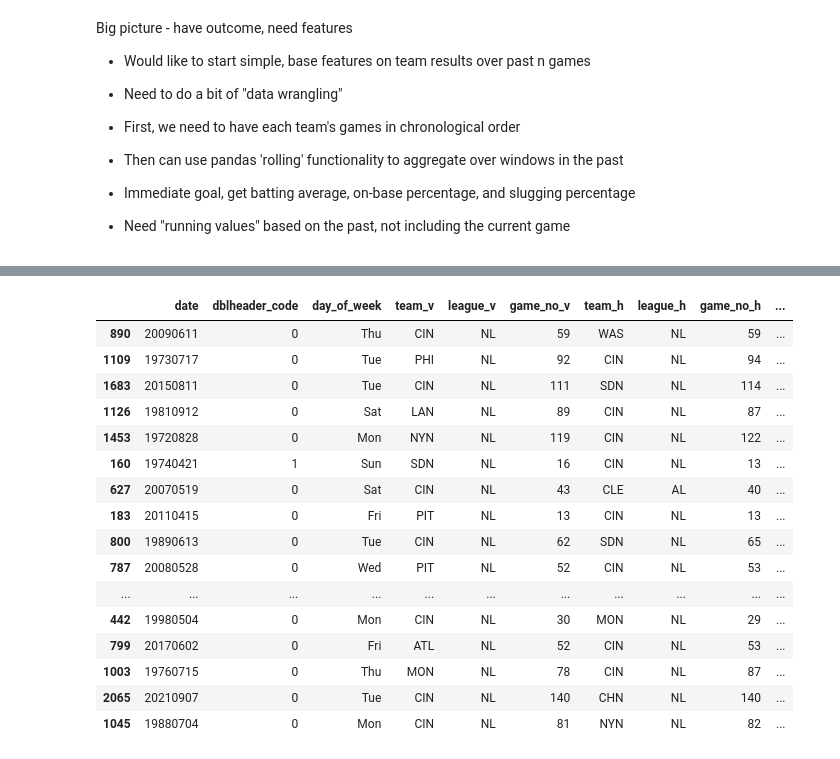
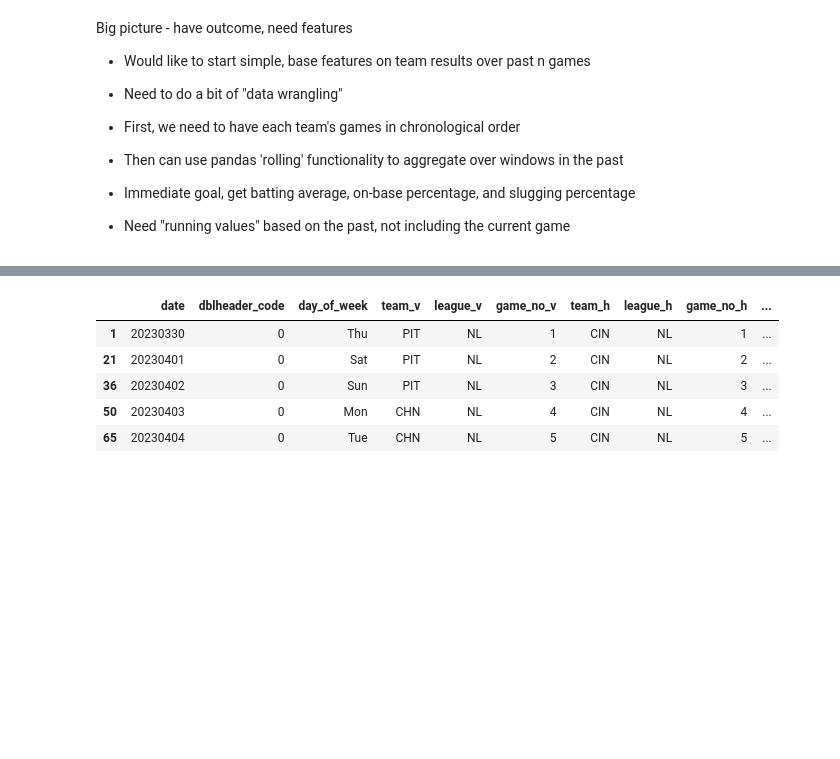
Before and after one commit to brbutler304/beatingVegas, a Jupyter notebook: 01 - Data Wrangling.ipynb, the cells around one changed output, grey strips where cells are left out. Drawn from its saved outputs; the diff is of its cells as text; code cells hidden in the pictures; blank space fills up the shorter version.

```diff
--- a/01 - Data Wrangling.ipynb
+++ b/01 - Data Wrangling.ipynb
@@ -95,7 +95,7 @@ CREATE DATA FRAME CONTAINING THE GAME LOG FOR EVERY GAME SINCE 1970 (1970-PRESEN
 # %%
 df = pd.DataFrame()
-for year in range(1970,2023):
-    fname = '/Users/antiprotons/Downloads/alldata/gamelogs/gl' +str(year)+'.txt'
+for year in range(2000,2024):
+    fname = '/Volumes/CharmedXi/alldata/gamelogs/gl' +str(year)+'.txt'
     df_temp = pd.read_csv(fname, header=None)
     df_temp.columns = colnames
     df_temp['season'] = year
@@ -155,23 +155,13 @@ df_reds.shape
-# %%
-df_reds.sample(50)
-# %% [output]
-|  | date | dblheader_code | day_of_week | team_v | league_v | game_no_v | team_h | league_h | game_no_h | ... |
-| 890 | 20090611 | 0 | Thu | CIN | NL | 59 | WAS | NL | 59 | ... |
-| 1109 | 19730717 | 0 | Tue | PHI | NL | 92 | CIN | NL | 94 | ... |
-| 1683 | 20150811 | 0 | Tue | CIN | NL | 111 | SDN | NL | 114 | ... |
-| 1126 | 19810912 | 0 | Sat | LAN | NL | 89 | CIN | NL | 87 | ... |
-| 1453 | 19720828 | 0 | Mon | NYN | NL | 119 | CIN | NL | 122 | ... |
-| 160 | 19740421 | 1 | Sun | SDN | NL | 16 | CIN | NL | 13 | ... |
-| 627 | 20070519 | 0 | Sat | CIN | NL | 43 | CLE | AL | 40 | ... |
-| 183 | 20110415 | 0 | Fri | PIT | NL | 13 | CIN | NL | 13 | ... |
-| 800 | 19890613 | 0 | Tue | CIN | NL | 62 | SDN | NL | 65 | ... |
-| 787 | 20080528 | 0 | Wed | PIT | NL | 52 | CIN | NL | 53 | ... |
-| ... | ... | ... | ... | ... | ... | ... | ... | ... | ... | ... |
-| 442 | 19980504 | 0 | Mon | CIN | NL | 30 | MON | NL | 29 | ... |
-| 799 | 20170602 | 0 | Fri | ATL | NL | 52 | CIN | NL | 53 | ... |
-| 1003 | 19760715 | 0 | Thu | MON | NL | 78 | CIN | NL | 87 | ... |
-| 2065 | 20210907 | 0 | Tue | CIN | NL | 140 | CHN | NL | 140 | ... |
-| 1045 | 19880704 | 0 | Mon | CIN | NL | 81 | NYN | NL | 82 | ... |
+# %%
+df_reds24 = df_reds[df_reds['season'] == 2023]
+df_reds24.head()
+# %% [output]
+|  | date | dblheader_code | day_of_week | team_v | league_v | game_no_v | team_h | league_h | game_no_h | ... |
+| 1 | 20230330 | 0 | Thu | PIT | NL | 1 | CIN | NL | 1 | ... |
+| 21 | 20230401 | 0 | Sat | PIT | NL | 2 | CIN | NL | 2 | ... |
+| 36 | 20230402 | 0 | Sun | PIT | NL | 3 | CIN | NL | 3 | ... |
+| 50 | 20230403 | 0 | Mon | CHN | NL | 4 | CIN | NL | 4 | ... |
+| 65 | 20230404 | 0 | Tue | CHN | NL | 5 | CIN | NL | 5 | ... |
 # %%
 # Write a function to create a team-specific data frame, given the team
 def strip_suffix(x, suff):
```
Also changed, not shown: parts of 12 cells of this notebook, 3 other files.
